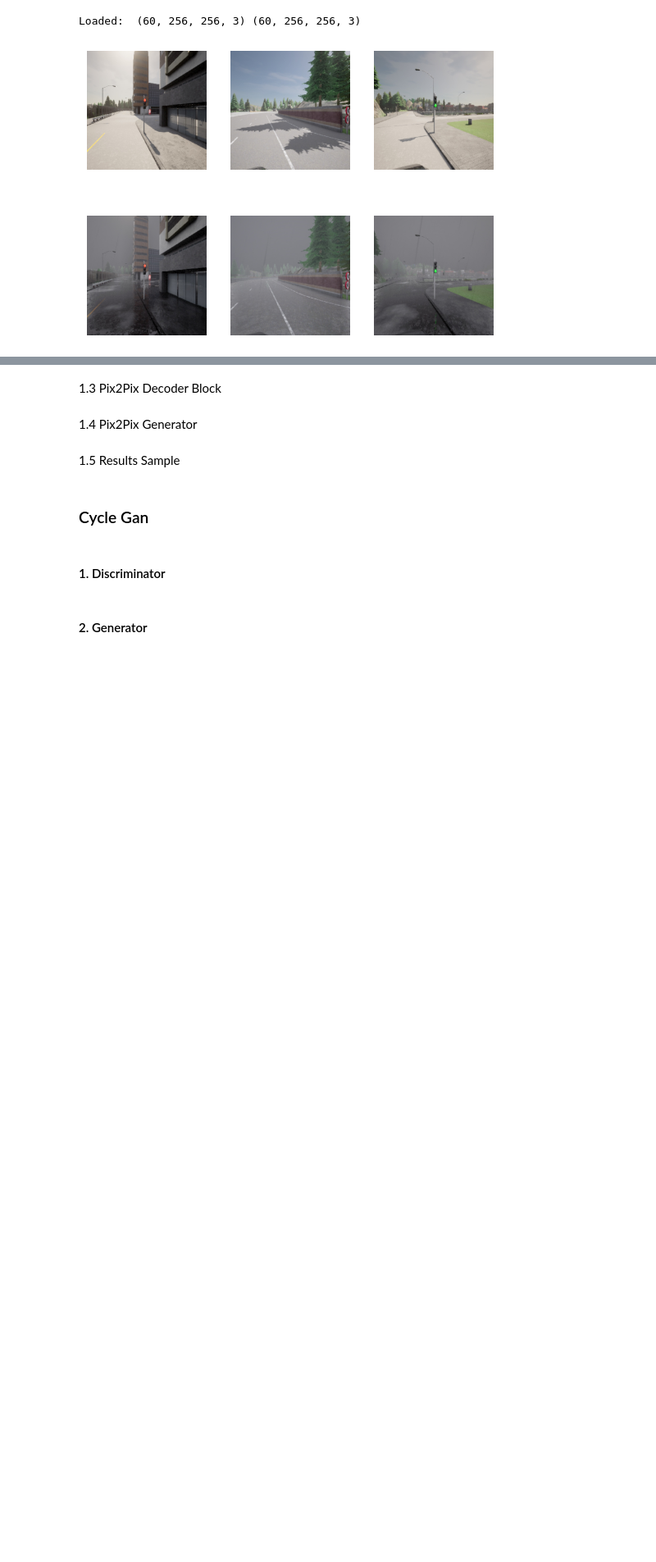
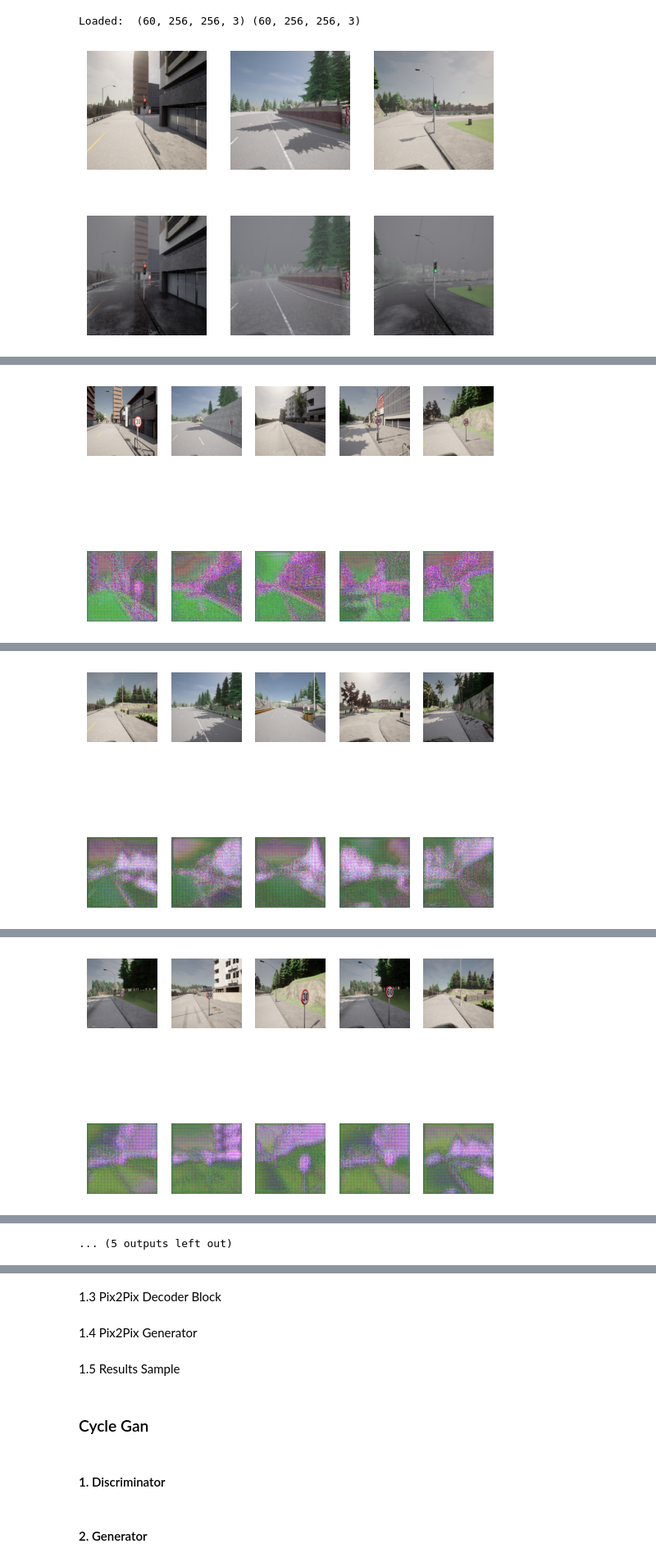
Before and after one commit to Creepo61/Data-Augmentation-using-GANs, a Jupyter notebook: seminar_gan.ipynb, the cells around one changed output, grey strips where cells are left out. Shown at 82% size. Drawn from its saved outputs; the diff is of its cells as text; code cells hidden in the pictures; blank space fills up the shorter version.

```diff
--- a/seminar_gan.ipynb
+++ b/seminar_gan.ipynb
@@ -55,12 +70,13 @@ Loaded:  (60, 256, 256, 3) (60, 256, 256, 3)
 # %%
 class define():
     class discriminator:
-      def pix2pix(image_shape):
+      def patchgan(image_shape):
           # weight initialization
             init = RandomNormal(stddev=0.02)
             # source image input
             in_src_image = Input(shape=image_shape)
             # target image input
+            ### patchgan will take the binary loss
             in_target_image = Input(shape=image_shape)
             # concatenate images channel-wise
             merged = Concatenate()([in_src_image, in_target_image])
@@ -93,11 +109,12 @@ class define():
             model.compile(loss='binary_crossentropy', optimizer=opt, loss_weights=[0.5])
             return model
 
-      def cycle_gan(image_shape):
+      def cnn(image_shape):
           # weight initialization
             init = RandomNormal(stddev=0.02)
             # source image input
             in_image = Input(shape=image_shape)
+            ##cnn will take the mse
             # C64
             d = Conv2D(64, (4,4), strides=(2,2), padding='same', kernel_initializer=init)(in_image)
             d = LeakyReLU(alpha=0.2)(d)
@@ -168,7 +185,7 @@ class define():
         g = Concatenate()([g, input_layer])
         return g
 
-      def pix2pix(image_shape):
+      def u_net(image_shape):
         # weight initialization
         init = RandomNormal(stddev=0.02)
         # image input
@@ -198,7 +215,7 @@ class define():
         # define model
         model = Model(in_image, out_image)
         return model
-      def cycle_gan(image_shape, n_resnet=9):
+      def res_net(image_shape, n_resnet=9):
           # weight initialization
         init = RandomNormal(stddev=0.02)
         # image input
@@ -321,7 +338,7 @@ class performance():
             plt.subplot(2, n_samples, 1 + n_samples + i)
             plt.axis('off')
             plt.imshow(X_out[i])
-        pyplot.show()
+        return plt
         # save plot to file
 
     def pix2pix(step, g_model, dataset, n_samples=3):
@@ -347,7 +364,7 @@ class performance():
             plt.subplot(3, n_samples, 1 + n_samples*2 + i)
             plt.axis('off')
             plt.imshow(X_realB[i])
-        pyplot.show()
+        return plt
 # %%
 class train_gan():
     def __update_image_pool__(pool, images, max_size=50):
@@ -367,6 +384,7 @@ class train_gan():
                 pool[ix] = image
         return asarray(selected)
     def pix2pix(d_model, g_model, gan_model, dataset, n_epochs=100, n_batch=1):
+        print('Loaded', dataset[0].shape, dataset[1].shape)
         # determine the output square shape of the discriminator
         n_patch = d_model.output_shape[1]
         # calculate the number of batches per training epoch
@@ -425,11 +443,11 @@ class train_gan():
             dB_loss1 = d_model_B.train_on_batch(X_realB, y_realB)
             dB_loss2 = d_model_B.train_on_batch(X_fakeB, y_fakeB)
             # summarize performance
-            print('>%d, dA[%.3f,%.3f] dB[%.3f,%.3f] g[%.3f,%.3f]' % (i+1, dA_loss1,dA_loss2, dB_loss1,dB_loss2, g_loss1,g_loss2))
+            #print('>%d, dA[%.3f,%.3f] dB[%.3f,%.3f] g[%.3f,%.3f]' % (i+1, dA_loss1,dA_loss2, dB_loss1,dB_loss2, g_loss1,g_loss2))
             # evaluate the model performance every so often
-            if (i+1) % 2 == 0:
-                # plot A->B translation
-                performance.cycle_gan(i, g_model_AtoB, trainA, 'AtoB')
+            plt = performance.cycle_gan(i, g_model_AtoB, trainA, 'AtoB')
+            plt.show()
+            time.sleep(0.5)
 # %%
 def load_dataset(filename):
     # load the compressed arrays
@@ -457,21 +475,22 @@ train_gan.pix2pix(d_model, g_model, gan_model, dataset)
 # %%
 #### training cyclegan
 dataset = load_dataset('cyclegan_ds.npz')
-print('Loaded', dataset[0].shape, dataset[1].shape)
+#print('Loaded', dataset[0].shape, dataset[1].shape)
 # define input shape based on the loaded dataset
 image_shape = dataset[0].shape[1:]
 # generator: A -> B
-g_model_AtoB = define.generator.cycle_gan(image_shape)
+g_model_AtoB = define.generator.res_net(image_shape)
 # generator: B -> A
-g_model_BtoA = define.generator.cycle_gan(image_shape)
+g_model_BtoA = define.generator.res_net(image_shape)
 # discriminator: A -> [real/fake]
-d_model_A = define.discriminator.cycle_gan(image_shape)
+d_model_A = define.discriminator.cnn(image_shape)
 # discriminator: B -> [real/fake]
-d_model_B = define.discriminator.cycle_gan(image_shape)
+d_model_B = define.discriminator.cnn(image_shape)
 # composite: A -> B -> [real/fake, A]
 c_model_AtoB = define.composite_model.cycle_gan(g_model_AtoB, d_model_B, g_model_BtoA, image_shape)
 # composite: B -> A -> [real/fake, B]
 c_model_BtoA = define.composite_model.cycle_gan(g_model_BtoA, d_model_A, g_model_AtoB, image_shape)
 # train models
-fig, ax = plt.subplots()
+#fig, ax = plt.subplots()
 train_gan.cycle_gan(d_model_A, d_model_B, g_model_AtoB, g_model_BtoA, c_model_AtoB, c_model_BtoA, dataset)
+# %% [output]
@@ -477,0 +500 @@ train_gan.cycle_gan(d_model_A, d_model_B, g_model_AtoB, g_model_BtoA, c_model_At
+[figure, added]
@@ -477,0 +504 @@ train_gan.cycle_gan(d_model_A, d_model_B, g_model_AtoB, g_model_BtoA, c_model_At
+[figure, added]
@@ -477,0 +508 @@ train_gan.cycle_gan(d_model_A, d_model_B, g_model_AtoB, g_model_BtoA, c_model_At
+[figure, added]
@@ -478 +521,2 @@ train_gan.cycle_gan(d_model_A, d_model_B, g_model_AtoB, g_model_BtoA, c_model_At
+... (5 outputs left out)
 # %%
```
Also changed, not shown: parts of 6 cells of this notebook.
